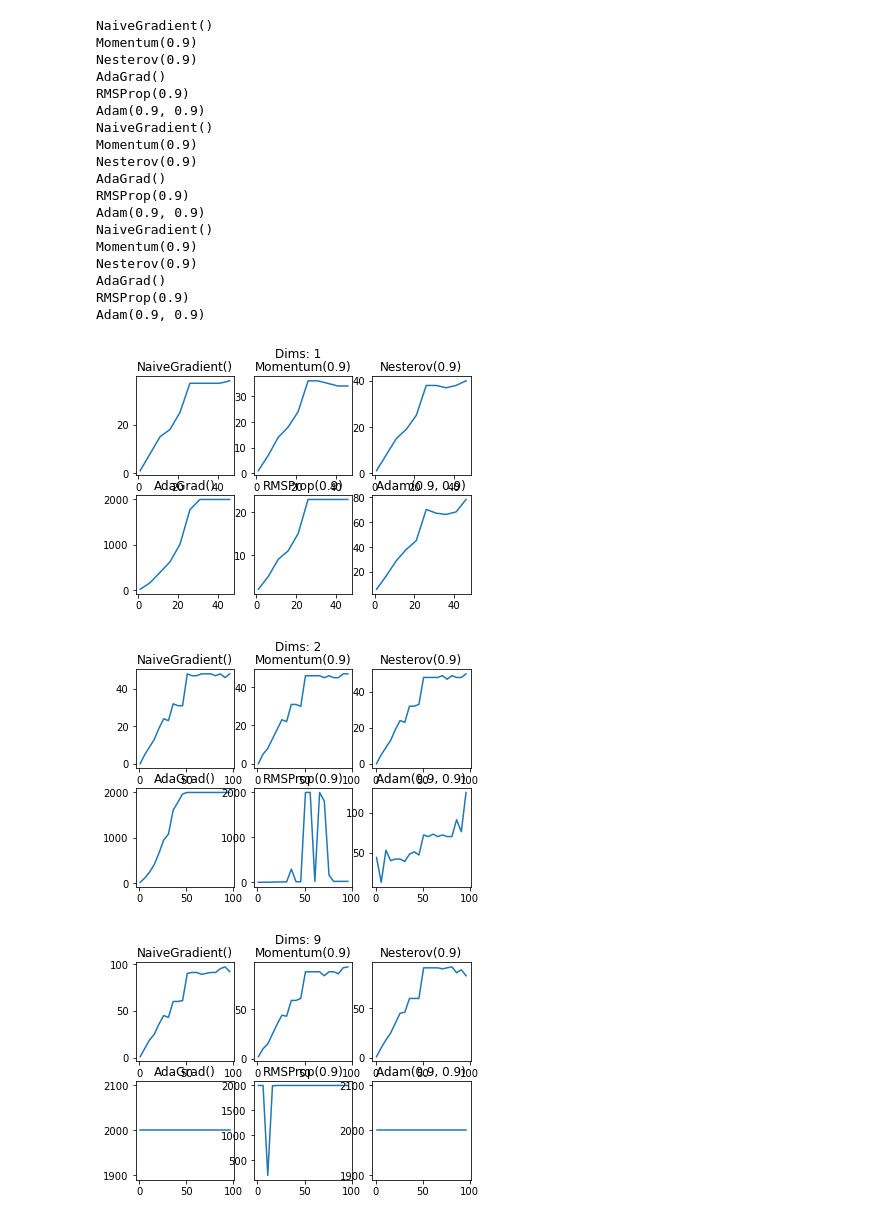
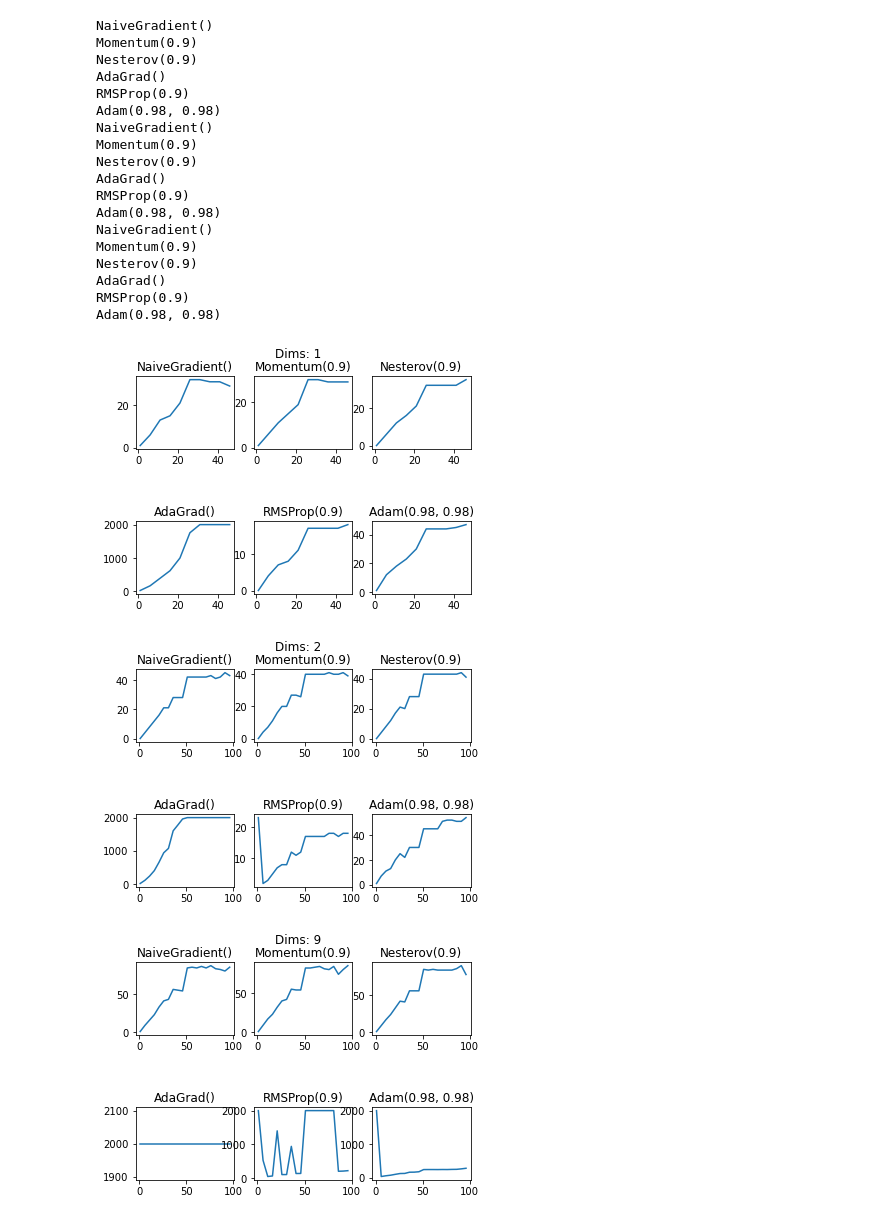
Before and after one commit to alexanderlvarfolomeev/meth-opt-2, a Jupyter notebook: varfolomeev.ipynb, the cells around one changed output. Drawn from its saved outputs; the diff is of its cells as text; code cells hidden in the pictures.

```diff
--- a/varfolomeev.ipynb
+++ b/varfolomeev.ipynb
@@ -13,47 +13,48 @@ for graphic in [F(), F3d(), F10d()]:
     n = graphic.linear.n + 1
 
     fig, axs = plt.subplots(2, 3)
+    plt.subplots_adjust(hspace=1)
     fig.suptitle(f"Dims: {graphic.linear.n}")
 
     i_idx = 0
     j_idx = 0
 
     for grad in [NaiveGradient(), Momentum(n, 0.9), Nesterov(n, 0.9),
-                AdaGrad(n), RMSProp(n, 0.9), Adam(n, 0.9, 0.9)]:
+                AdaGrad(n), RMSProp(n, 0.9), Adam(n, 0.9, 0.98)]:
         print(str(grad))
 
         w = np.array([0] * (graphic.linear.n + 1))
         epoches = np.array([gradient(graphic, 0.1, w, AbsoluteLoss(), 2000,
-                                     batch_size, CountStopLossCriteria(16), 1e-4, grad)[0]
+                                     batch_size, CountStopLossCriteria(5), 1e-4, grad)[0]
                                 for batch_size in batch_sizes])
 
         axs[j_idx, i_idx].set_title(str(grad))
         axs[j_idx, i_idx].plot(batch_sizes, epoches)
 
         i_idx += 1
         j_idx += i_idx // 3
         i_idx %= 3
 
     plt.show()
 # %% [output]
 NaiveGradient()
 Momentum(0.9)
 Nesterov(0.9)
 AdaGrad()
 RMSProp(0.9)
-Adam(0.9, 0.9)
+Adam(0.98, 0.98)
 NaiveGradient()
 Momentum(0.9)
 Nesterov(0.9)
 AdaGrad()
 RMSProp(0.9)
-Adam(0.9, 0.9)
+Adam(0.98, 0.98)
 NaiveGradient()
 Momentum(0.9)
 Nesterov(0.9)
 AdaGrad()
 RMSProp(0.9)
-Adam(0.9, 0.9)
+Adam(0.98, 0.98)
-[figure, old version]
+[figure, new version]
-[figure, old version]
+[figure, new version]
-[figure, old version]
+[figure, new version]
```
Also changed, not shown: 1 other file.
